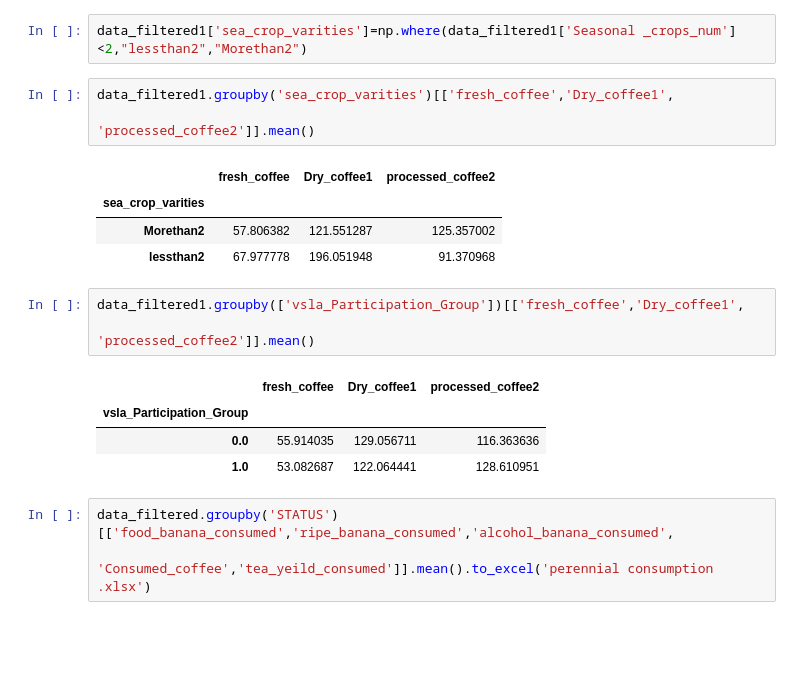
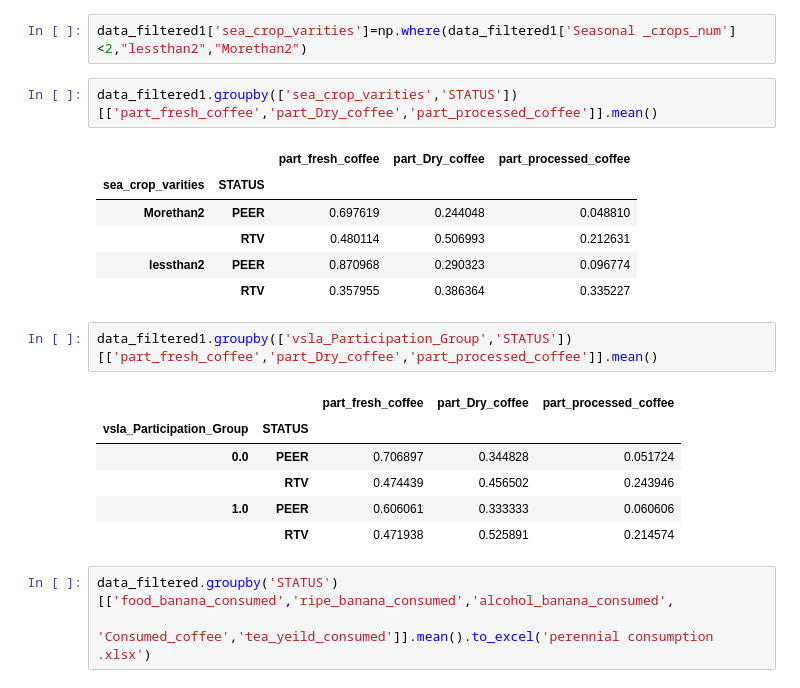
Before and after one commit to edisonmugabi/agric-impact, a Jupyter notebook: Agriculture impact analysis.ipynb, the cells around one changed output. Saved outputs shown, nothing was run; the diff lists cells and outputs as text; blank space fills up the shorter version.

```diff
--- a/Agriculture impact analysis.ipynb
+++ b/Agriculture impact analysis.ipynb
@@ -2817,21 +2818,23 @@ data_filtered['Consumed_coffee']=data_filtered[['coffee_consumed_nasaland','coff
 # %%
 data_filtered1['sea_crop_varities']=np.where(data_filtered1['Seasonal _crops_num']<2,"lessthan2","Morethan2")
 # %%
-data_filtered1.groupby('sea_crop_varities')[['fresh_coffee','Dry_coffee1',
-                                                                    'processed_coffee2']].mean()
+data_filtered1.groupby(['sea_crop_varities','STATUS'])[['part_fresh_coffee','part_Dry_coffee','part_processed_coffee']].mean()
 # %% [output]
-|  | fresh_coffee | Dry_coffee1 | processed_coffee2 |
-| sea_crop_varities |  |  |  |
-| Morethan2 | 57.806382 | 121.551287 | 125.357002 |
-| lessthan2 | 67.977778 | 196.051948 | 91.370968 |
+|  |  | part_fresh_coffee | part_Dry_coffee | part_processed_coffee |
+| sea_crop_varities | STATUS |  |  |  |
+| Morethan2 | PEER | 0.697619 | 0.244048 | 0.048810 |
+|  | RTV | 0.480114 | 0.506993 | 0.212631 |
+| lessthan2 | PEER | 0.870968 | 0.290323 | 0.096774 |
+|  | RTV | 0.357955 | 0.386364 | 0.335227 |
 # %%
-data_filtered1.groupby(['vsla_Participation_Group'])[['fresh_coffee','Dry_coffee1',
-                                                                    'processed_coffee2']].mean()
+data_filtered1.groupby(['vsla_Participation_Group','STATUS'])[['part_fresh_coffee','part_Dry_coffee','part_processed_coffee']].mean()
 # %% [output]
-|  | fresh_coffee | Dry_coffee1 | processed_coffee2 |
-| vsla_Participation_Group |  |  |  |
-| 0.0 | 55.914035 | 129.056711 | 116.363636 |
-| 1.0 | 53.082687 | 122.064441 | 128.610951 |
+|  |  | part_fresh_coffee | part_Dry_coffee | part_processed_coffee |
+| vsla_Participation_Group | STATUS |  |  |  |
+| 0.0 | PEER | 0.706897 | 0.344828 | 0.051724 |
+|  | RTV | 0.474439 | 0.456502 | 0.243946 |
+| 1.0 | PEER | 0.606061 | 0.333333 | 0.060606 |
+|  | RTV | 0.471938 | 0.525891 | 0.214574 |
 # %%
 data_filtered.groupby('STATUS')[['food_banana_consumed','ripe_banana_consumed','alcohol_banana_consumed',
                                  'Consumed_coffee','tea_yeild_consumed']].mean().to_excel('perennial consumption .xlsx')
```
Also changed, not shown: parts of 1 cell of this notebook, 37 other files.
